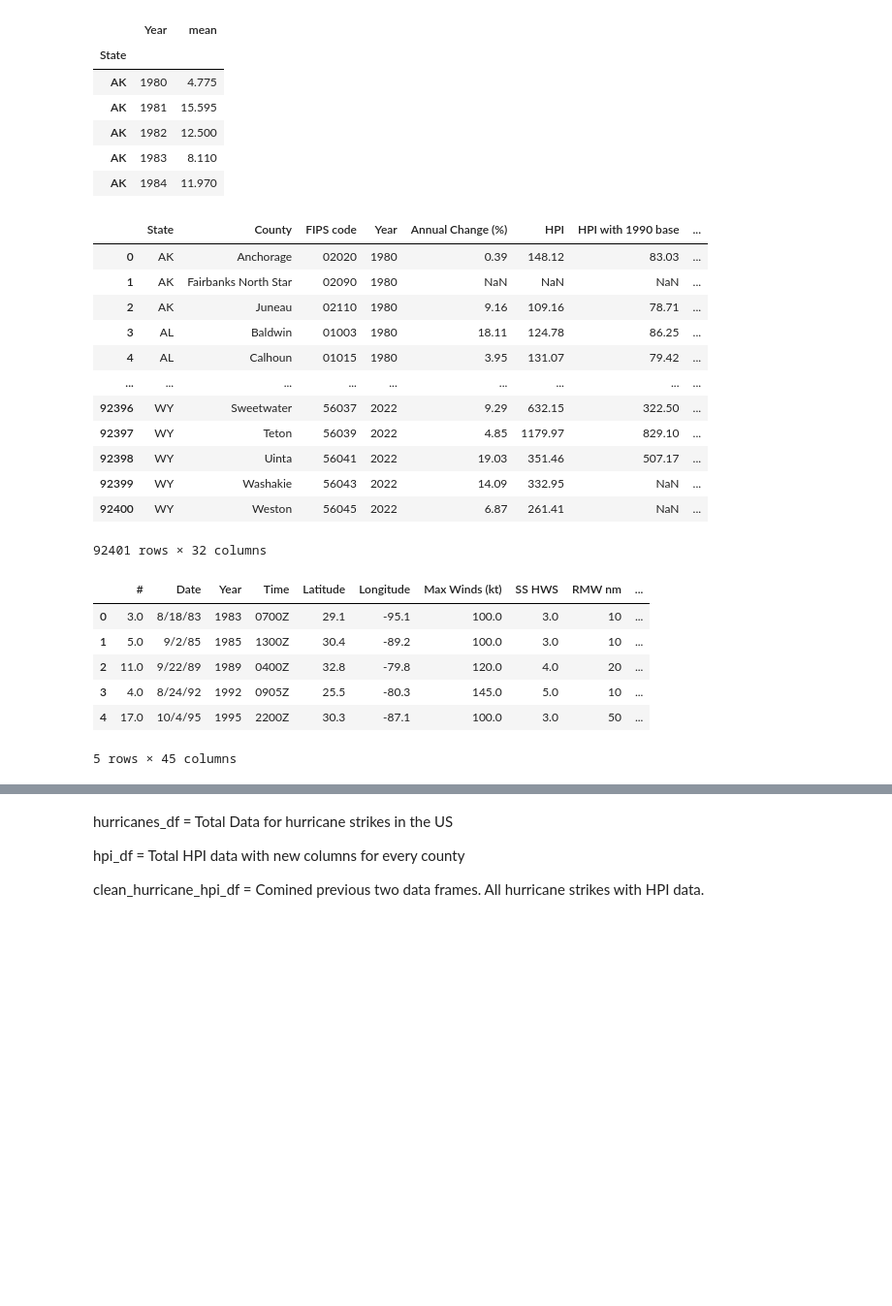
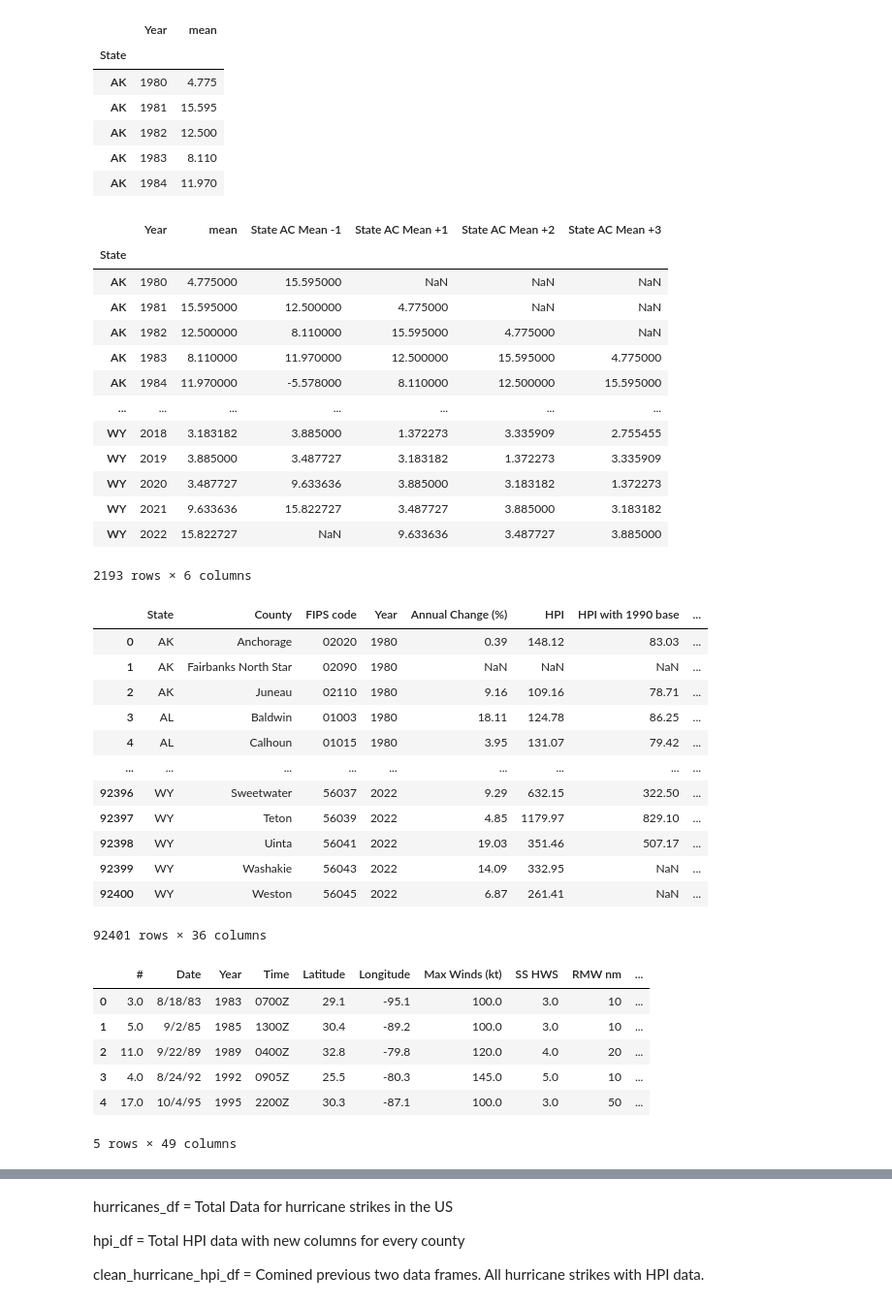
Before and after one commit to chrisadamsv/Dream-Team-Project1, a Jupyter notebook: Project_Data/Group 4 Project 1 MAIN.ipynb, the cells around one changed output, grey strips where cells are left out. Shown: that part at 97% size. Drawn from its saved outputs; the diff is of its cells as text; code cells hidden in the pictures; blank space fills up the shorter version.

```diff
--- a/Project_Data/Group 4 Project 1 MAIN.ipynb
+++ b/Project_Data/Group 4 Project 1 MAIN.ipynb
@@ -428,14 +434,35 @@ change_by_state.head()
 | AK | 1982 | 12.500 |
 | AK | 1983 | 8.110 |
 | AK | 1984 | 11.970 |
+# %%
+change_by_state['State AC Mean -1'] = change_by_state.groupby('State')['mean'].shift(-1)
+change_by_state['State AC Mean +1'] = change_by_state.groupby('State')['mean'].shift(1)
+change_by_state['State AC Mean +2'] = change_by_state.groupby('State')['mean'].shift(2)
+change_by_state['State AC Mean +3'] = change_by_state.groupby('State')['mean'].shift(3)
+change_by_state
+# %% [output]
+|  | Year | mean | State AC Mean -1 | State AC Mean +1 | State AC Mean +2 | State AC Mean +3 |
+| State |  |  |  |  |  |  |
+| AK | 1980 | 4.775000 | 15.595000 | NaN | NaN | NaN |
+| AK | 1981 | 15.595000 | 12.500000 | 4.775000 | NaN | NaN |
+| AK | 1982 | 12.500000 | 8.110000 | 15.595000 | 4.775000 | NaN |
+| AK | 1983 | 8.110000 | 11.970000 | 12.500000 | 15.595000 | 4.775000 |
+| AK | 1984 | 11.970000 | -5.578000 | 8.110000 | 12.500000 | 15.595000 |
+| ... | ... | ... | ... | ... | ... | ... |
+| WY | 2018 | 3.183182 | 3.885000 | 1.372273 | 3.335909 | 2.755455 |
+| WY | 2019 | 3.885000 | 3.487727 | 3.183182 | 1.372273 | 3.335909 |
+| WY | 2020 | 3.487727 | 9.633636 | 3.885000 | 3.183182 | 1.372273 |
+| WY | 2021 | 9.633636 | 15.822727 | 3.487727 | 3.885000 | 3.183182 |
+| WY | 2022 | 15.822727 | NaN | 9.633636 | 3.487727 | 3.885000 |
+2193 rows × 6 columns
 # %%
 #Add the state and national data to the HPI dataframe
 merged_df = pd.merge(hpi_income_df_csv,change_by_nation,on = ['Year'],how='outer')
-merged_df2 = pd.merge(merged_df,change_by_state,on=['Year','State'],how='outer')
-clean_new_hpi_df = merged_df2.rename(columns={'mean_x':'National AC Mean','median_x':'National AC Median',
+clean_new_hpi_income_df = pd.merge(merged_df,change_by_state,on=['Year','State'],how='outer')
+clean_new_hpi_income_df = clean_new_hpi_income_df.rename(columns={'mean_x':'National AC Mean','median_x':'National AC Median',
                                           'mean_y':'State AC Mean','median_y':'State AC Median'})
 #Display dataframe
-clean_new_hpi_df
+clean_new_hpi_income_df
 # %% [output]
 |  | State | County | FIPS code | Year | Annual Change (%) | HPI | HPI with 1990 base | ... |
 | 0 | AK | Anchorage | 02020 | 1980 | 0.39 | 148.12 | 83.03 | ... |
@@ -449,11 +476,11 @@ clean_new_hpi_df
 | 92398 | WY | Uinta | 56041 | 2022 | 19.03 | 351.46 | 507.17 | ... |
 | 92399 | WY | Washakie | 56043 | 2022 | 14.09 | 332.95 | NaN | ... |
 | 92400 | WY | Weston | 56045 | 2022 | 6.87 | 261.41 | NaN | ... |
-92401 rows × 32 columns
+92401 rows × 36 columns
 # %%
 #Merge HPI data with hurricane data
-hurricane_hpi_df = pd.merge(hurricanes_df,clean_new_hpi_df,on=['Year','County','State'],how='inner')
-hurricane_hpi_df.head()
+hurricane_hpi_income_df = pd.merge(hurricanes_df,clean_new_hpi_income_df,on=['Year','County','State'],how='inner')
+hurricane_hpi_income_df.head()
 # %% [output]
 |  | # | Date | Year | Time | Latitude | Longitude | Max Winds (kt) | SS HWS | RMW nm | ... |
 | 0 | 3.0 | 8/18/83 | 1983 | 0700Z | 29.1 | -95.1 | 100.0 | 3.0 | 10 | ... |
@@ -461,6 +488,6 @@ hurricane_hpi_df.head()
 | 2 | 11.0 | 9/22/89 | 1989 | 0400Z | 32.8 | -79.8 | 120.0 | 4.0 | 20 | ... |
 | 3 | 4.0 | 8/24/92 | 1992 | 0905Z | 25.5 | -80.3 | 145.0 | 5.0 | 10 | ... |
 | 4 | 17.0 | 10/4/95 | 1995 | 2200Z | 30.3 | -87.1 | 100.0 | 3.0 | 50 | ... |
-5 rows × 45 columns
+5 rows × 49 columns
 # %%
 #Make a new dataframe with only relevant columns
```
Also changed, not shown: parts of 4 cells of this notebook.
